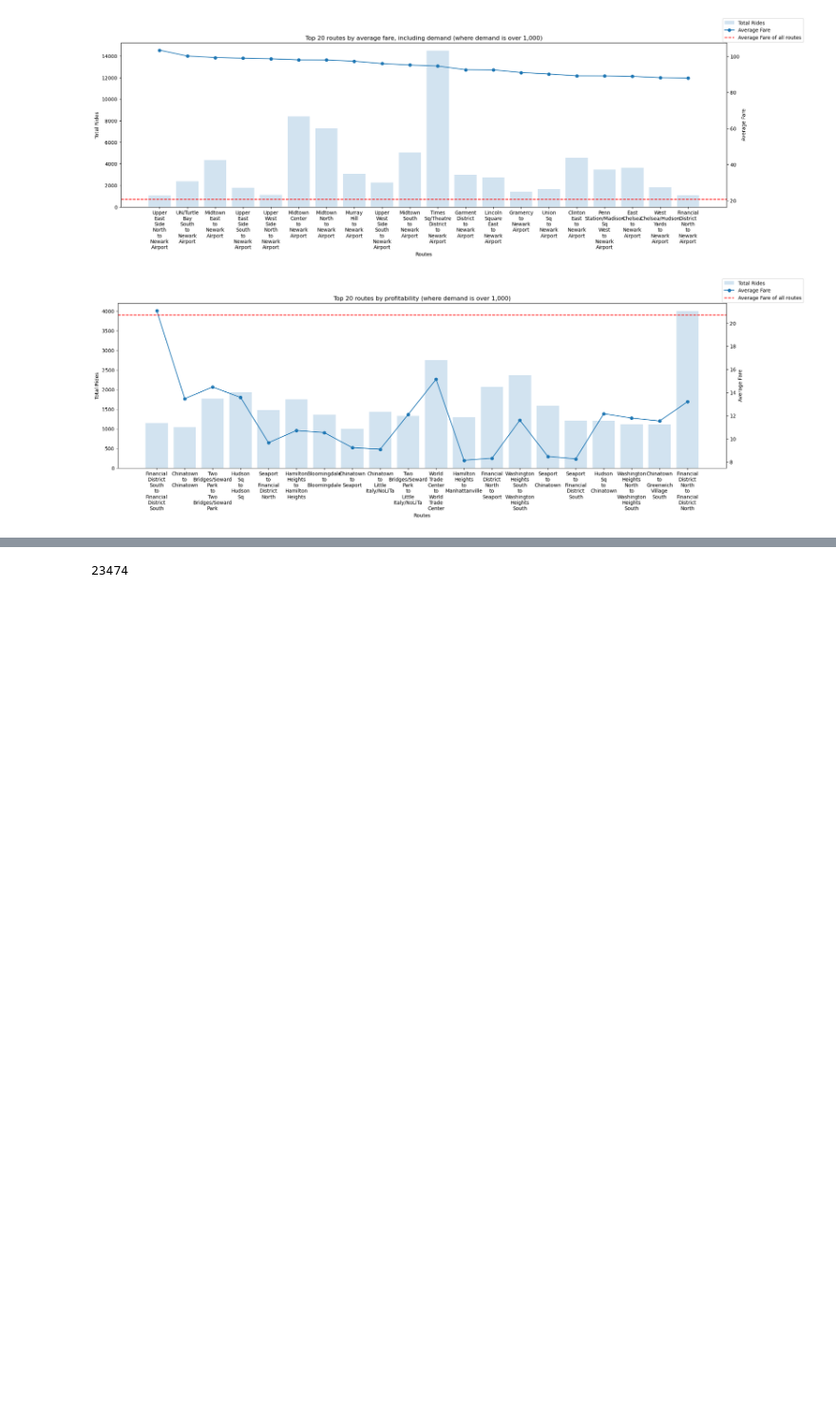
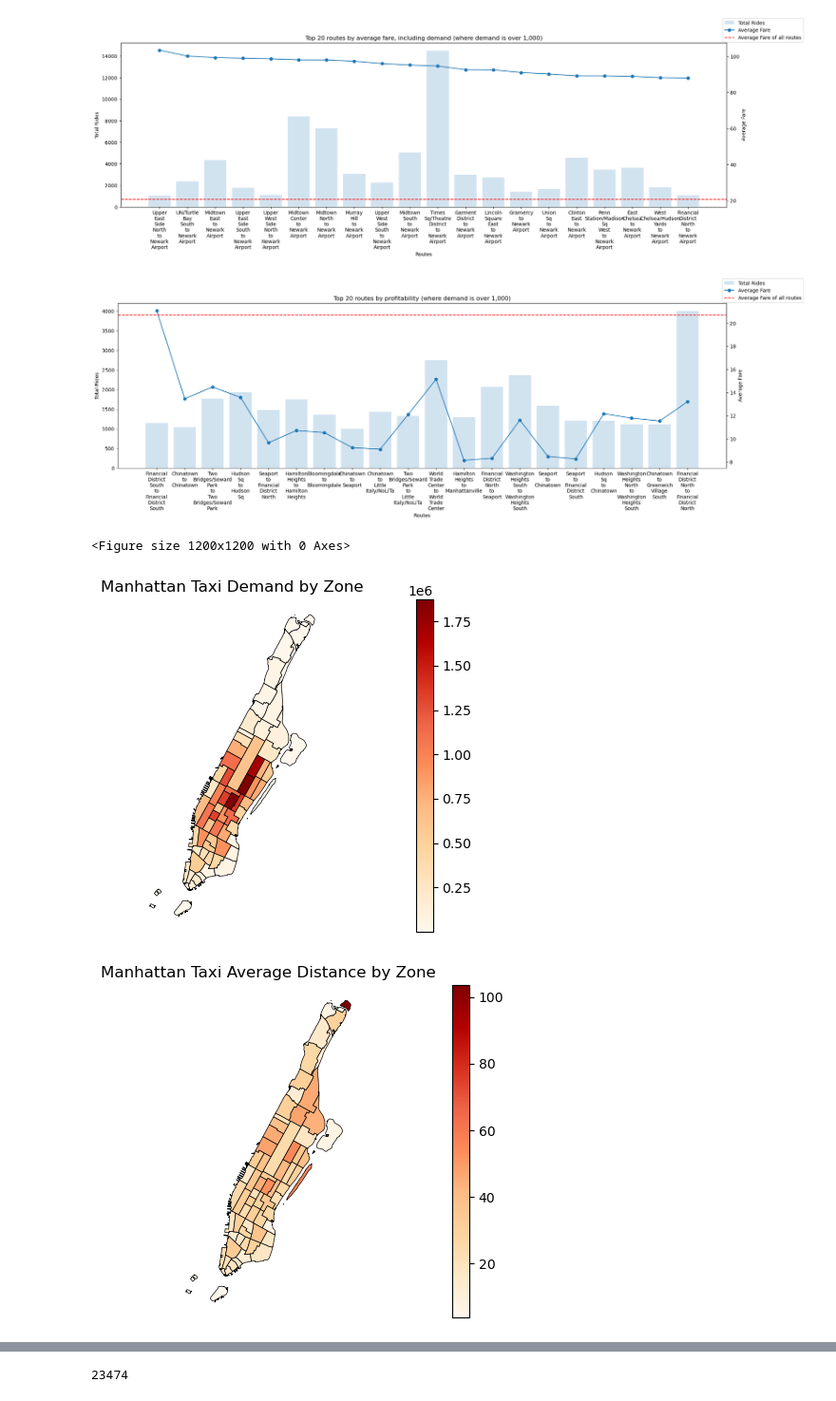
Before and after one commit to emma123456789102/Machine-Learning-Taxi-, a Jupyter notebook: notebook_demand.ipynb, the cells around one changed output, grey strips where cells are left out. Shown at 95% size. Cells and saved outputs as stored; diff of their text form; code cells hidden in the pictures; blank space fills up the shorter version.

Commit message:
shapefile map add

```diff
--- a/notebook_demand.ipynb
+++ b/notebook_demand.ipynb
@@ -952,3 +954,61 @@ del top20_by_profitability
 [figure]
 [figure]
 [figure]
+# %%
+import geopandas
+import matplotlib.pyplot as plt
+
+plt.figure(figsize=(12, 12))
+shape = geopandas.read_file("./map_files/taxi_zones.shp")
+shape = shape[shape['borough'] == "Manhattan"]
+
+# grouping by pickup zones
+zones = df.groupby(['pickup_zone']).agg(
+    demand = ('total_ride_count', 'sum'),
+    avg_fare = ('avg_fare_amount', 'mean'),
+    avg_distance = ('total_trip_distance', 'mean'),
+).reset_index()
+zones['profitability'] = zones['avg_fare'] / zones['avg_distance']
+
+# merge pickup zones with avg fares, demands, profitability
+shape = shape.merge(zones, left_on="zone", right_on="pickup_zone", how="left")
+
+fig, ax = plt.subplots(figsize=(20, 4))
+shape.plot(column="demand", ax=ax, legend=True, cmap="OrRd",
+           edgecolor="black", linewidth=0.5,
+           missing_kwds={"color": "lightgrey"})
+ax.set_title("Manhattan Taxi Demand by Zone")
+ax.set_axis_off()
+plt.tight_layout()
+plt.show()
+
+fig, ax = plt.subplots(figsize=(20, 4))
+shape.plot(column="avg_distance", ax=ax, legend=True, cmap="OrRd",
+           edgecolor="black", linewidth=0.5,
+           missing_kwds={"color": "lightgrey"})
+ax.set_title("Manhattan Taxi Average Distance by Zone")
+ax.set_axis_off()
+plt.tight_layout()
+plt.show()
+
+fig, ax = plt.subplots(figsize=(20, 4))
+shape.plot(column="avg_fare", ax=ax, legend=True, cmap="OrRd",
+           edgecolor="black", linewidth=0.5,
+           missing_kwds={"color": "lightgrey"})
+ax.set_title("Manhattan Taxi Average Fare by Zone")
+ax.set_axis_off()
+plt.tight_layout()
+plt.show()
+
+fig, ax = plt.subplots(figsize=(20, 4))
+shape.plot(column="profitability", ax=ax, legend=True, cmap="OrRd",
+           edgecolor="black", linewidth=0.5,
+           missing_kwds={"color": "lightgrey"})
+ax.set_title("Manhattan Taxi Profitability by Zone")
+ax.set_axis_off()
+plt.tight_layout()
+plt.show()
+# %% [output]
+<Figure size 1200x1200 with 0 Axes>
+[figure, added]
+[figure, added]
```
Also changed, not shown: parts of 2 cells of this notebook, 8 other files.
